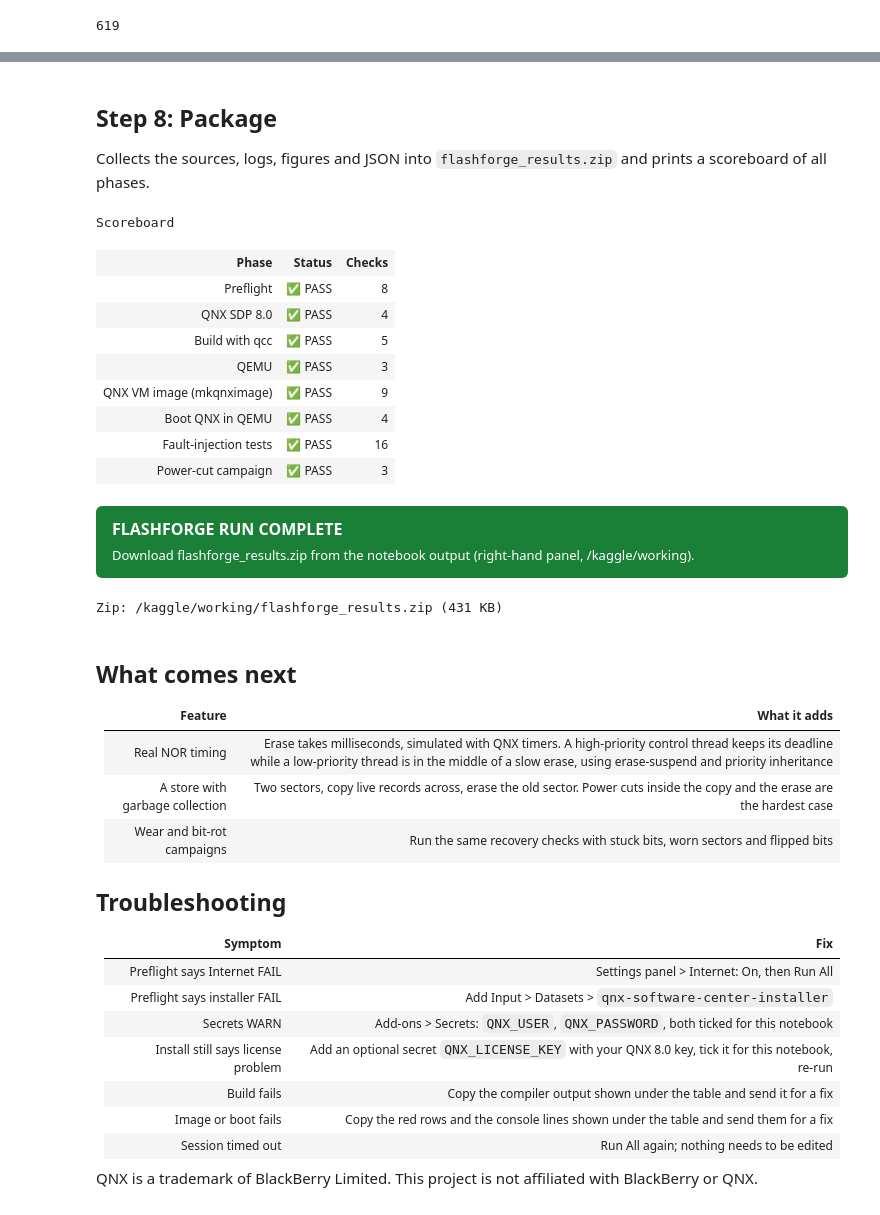
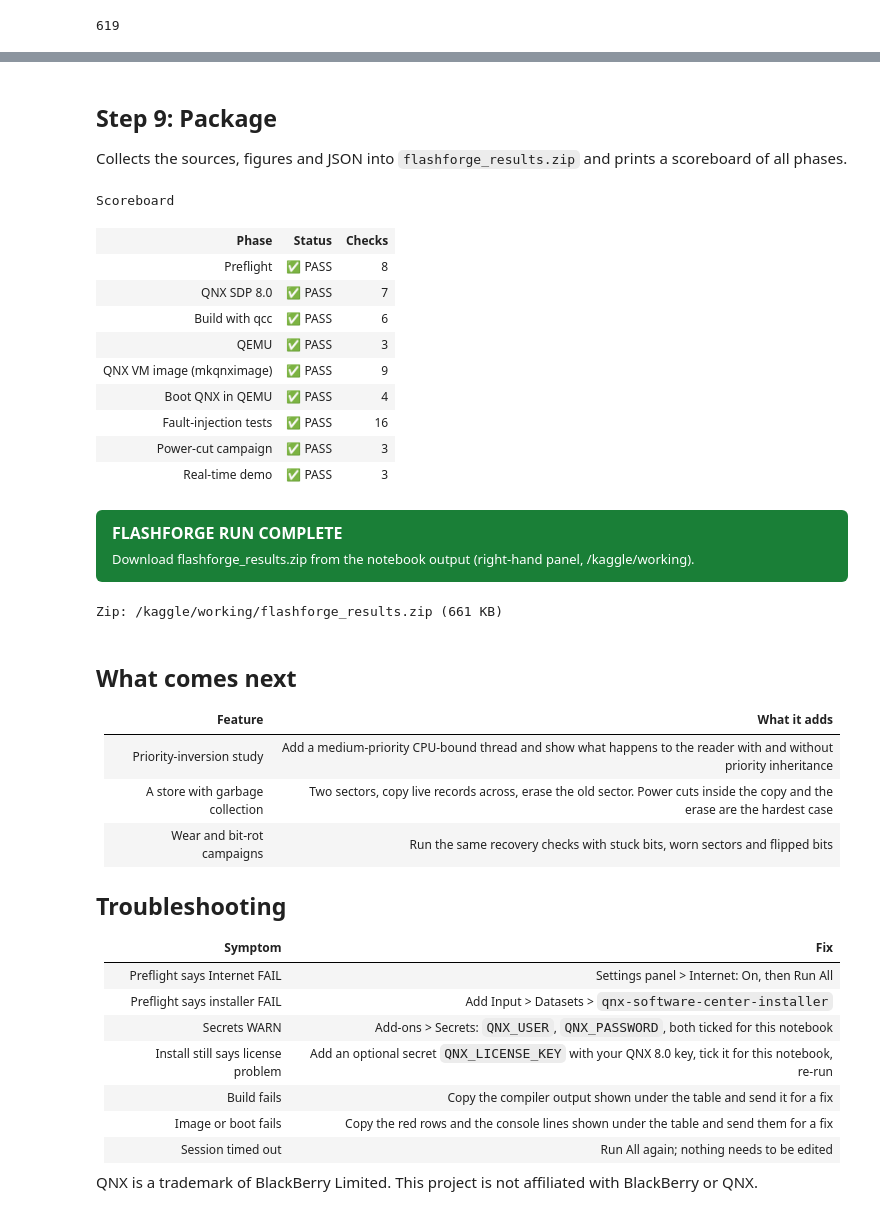
Before and after one commit to u19725505-star/qnx-flashforge, a Jupyter notebook: FlashForge_QNX_Tutorial.ipynb, the cells around one changed output, grey strips where cells are left out. Saved outputs shown, nothing was run; the diff lists cells and outputs as text; code cells hidden in the pictures.

```diff
--- a/FlashForge_QNX_Tutorial.ipynb
+++ b/FlashForge_QNX_Tutorial.ipynb
@@ -1464,7 +1866,7 @@ p = Phase("03_build", "Build with qcc", "BUILD OK - QNX x86_64 BINARIES READY",
 rc, out = sh(f"source '{SDP_ENV}' && cd '{PROJECT}' && rm -rf build && sh build.sh 2>&1", 600)
 (LOGS / "build.log").write_text(out)
 warnings = len(re.findall(r"warning:", out))
-p.add("qcc -Vgcc_ntox86_64 (all four programs)", "PASS" if rc == 0 else "FAIL",
+p.add("qcc -Vgcc_ntox86_64 (all five programs)", "PASS" if rc == 0 else "FAIL",
       f"exit {rc}; {warnings} warning(s)" + ("" if rc == 0 else " - see compiler output below"))
 
 def elf_info(path):
@@ -1475,7 +1877,7 @@ def elf_info(path):
             "machine": {0x3E: "x86-64", 0xB7: "AArch64", 0x03: "x86"}.get(struct.unpack("<H", b[18:20])[0], "other")}
 
 sizes = {}
-for name in ("flashforged", "ff_test", "ff_fault_test", "ff_campaign"):
+for name in ("flashforged", "ff_test", "ff_fault_test", "ff_campaign", "ff_rt_demo"):
     f = PROJECT / "build" / name
     if not f.is_file():
         p.add(f"build/{name}", "FAIL", "missing")
@@ -1590,7 +1993,7 @@ if not snips.is_dir():
 
 with open(snips / "system_files.custom", "a") as f:
     f.write("\n")
-    for prog in ("flashforged", "ff_test", "ff_fault_test", "ff_campaign"):
+    for prog in ("flashforged", "ff_test", "ff_fault_test", "ff_campaign", "ff_rt_demo"):
         f.write(f"[uid=0 gid=0 perms=0755] {BIN_DIR}/{prog}={PROJECT}/build/{prog}\n")
 
 with open(snips / "post_start.custom", "a") as f:
@@ -1598,7 +2001,7 @@ with open(snips / "post_start.custom", "a") as f:
     f.write("echo FFRUN-BEGIN\n")
     f.write(f"/system/{BIN_DIR}/flashforged &\n")
     f.write("sleep 10\n")
-    for prog in ("ff_test", "ff_fault_test", "ff_campaign"):
+    for prog in ("ff_test", "ff_fault_test", "ff_campaign", "ff_rt_demo"):
         f.write(f"/system/{BIN_DIR}/{prog}\n")
     f.write("echo FFRUN-END\n")
 
@@ -1611,8 +2014,8 @@ if rc == 0 and not hook:
     hook = "FFRUN-BEGIN" in hook_text()
 p.add("mkqnximage rebuild with our programs", "PASS" if rc == 0 else "FAIL",
       "ok" if rc == 0 else f"exit {rc}: " + out[-300:])
-p.add("our four programs added to image", "PASS" if "ff_campaign" in build_text() else "FAIL",
-      "found in the generated build file" if "ff_campaign" in build_text() else "not found in output/build/*.build")
+p.add("our five programs added to image", "PASS" if "ff_rt_demo" in build_text() else "FAIL",
+      "found in the generated build file" if "ff_rt_demo" in build_text() else "not found in output/build/*.build")
 p.add("Auto-run hook added to startup script", "PASS" if hook else "FAIL",
       "found in the generated startup files" if hook else
       "not found - snippet files present: " + ", ".join(sorted(x.name for x in snips.iterdir())))
@@ -2161,41 +2669,42 @@ Cross-check: per-experiment rows vs. the summary line
 # %% [markdown]
-## Step 8: Package
-Collects the sources, logs, figures and JSON into `flashforge_results.zip` and prints a scoreboard of all phases.
+## Step 9: Package
+Collects the sources, figures and JSON into `flashforge_results.zip` and prints a scoreboard of all phases.
 # %%
-# Step 6 - Package everything: sources, logs, figures and JSON results in one zip
+# Step 9 - Package everything: sources, logs, figures and JSON results in one zip
 ZIP = Path("/kaggle/working/flashforge_results.zip")
 if ZIP.exists():
     ZIP.unlink()
 with zipfile.ZipFile(ZIP, "w", zipfile.ZIP_DEFLATED) as z:
     for f in sorted(PROJECT.rglob("*")):
-        if f.is_file() and "/build/" not in str(f) + "/":
+        if f.is_file() and "/build/" not in str(f) + "/" and f.name != "step1_sdp_install.log":
             z.write(f, f.relative_to(PROJECT.parent))
 rows = [(v["title"], v["status"], len(v["checks"])) for v in SCORE.values()]
 display(HTML("<h4>Scoreboard</h4>" + html_table(["Phase", "Status", "Checks"], rows, status_col=1)))
 all_ok = all(r[1] == "PASS" for r in rows)
 banner("FLASHFORGE RUN COMPLETE" if all_ok else "SOME PHASES FAILED", ok=all_ok,
        sub=f"Download {ZIP.name} from the notebook output (right-hand panel, /kaggle/working).")
 print("Zip:", ZIP, f"({ZIP.stat().st_size/1024:.0f} KB)")
 # %% [output]
 Scoreboard
 | Phase | Status | Checks |
 | Preflight | ✅ PASS | 8 |
-| QNX SDP 8.0 | ✅ PASS | 4 |
-| Build with qcc | ✅ PASS | 5 |
+| QNX SDP 8.0 | ✅ PASS | 7 |
+| Build with qcc | ✅ PASS | 6 |
 | QEMU | ✅ PASS | 3 |
 | QNX VM image (mkqnximage) | ✅ PASS | 9 |
 | Boot QNX in QEMU | ✅ PASS | 4 |
 | Fault-injection tests | ✅ PASS | 16 |
 | Power-cut campaign | ✅ PASS | 3 |
+| Real-time demo | ✅ PASS | 3 |
 FLASHFORGE RUN COMPLETE
 Download flashforge_results.zip from the notebook output (right-hand panel, /kaggle/working).
-Zip: /kaggle/working/flashforge_results.zip (431 KB)
+Zip: /kaggle/working/flashforge_results.zip (661 KB)
 # %% [markdown]
 ## What comes next
 
 | Feature | What it adds |
 |---|---|
-| Real NOR timing | Erase takes milliseconds, simulated with QNX timers. A high-priority control thread keeps its deadline while a low-priority thread is in the middle of a slow erase, using erase-suspend and priority inheritance |
+| Priority-inversion study | Add a medium-priority CPU-bound thread and show what happens to the reader with and without priority inheritance |
 | A store with garbage collection | Two sectors, copy live records across, erase the old sector. Power cuts inside the copy and the erase are the hardest case |
 | Wear and bit-rot campaigns | Run the same recovery checks with stuck bits, worn sectors and flipped bits |
 
```
Also changed, not shown: parts of 27 cells of this notebook.
